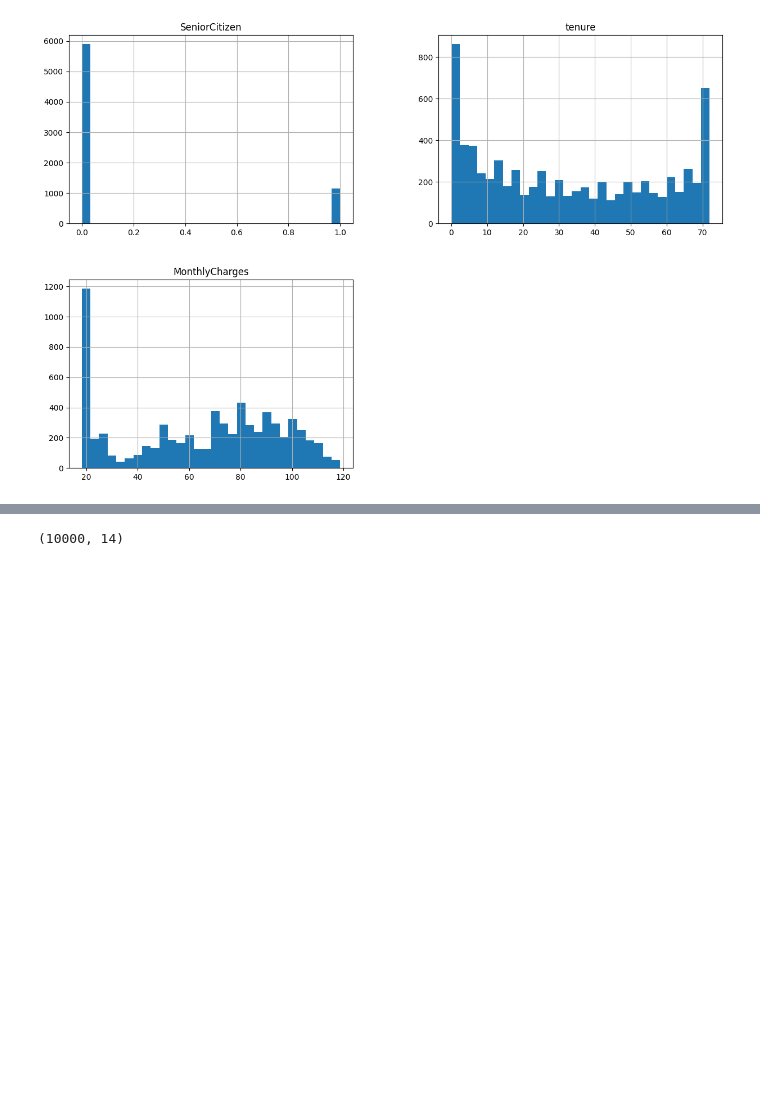
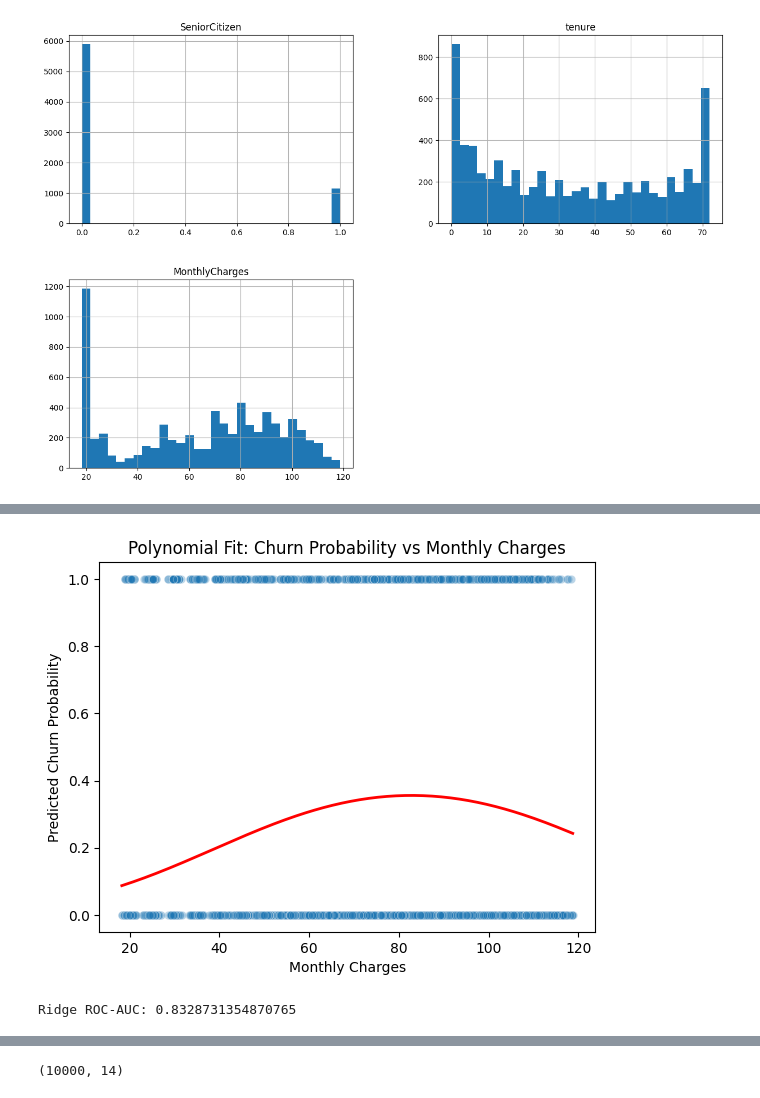
Before and after one commit to tlevash23/DX699, a Jupyter notebook: DX799-01.ipynb, the cells around one changed output, grey strips where cells are left out. Cells and saved outputs as stored; diff of their text form; code cells hidden in the pictures; blank space fills up the shorter version.

```diff
--- a/DX799-01.ipynb
+++ b/DX799-01.ipynb
@@ -116,0 +154,57 @@ plt.show()
+# %%
+
+# create polynomial term
+df_telecom['MonthlyCharges_sq'] = df_telecom['MonthlyCharges'] ** 2
+
+# define X and y
+X = df_telecom[['MonthlyCharges', 'MonthlyCharges_sq']]
+y = df_telecom['Churn']
+
+# fit logistic regression
+log_reg_poly_mc = LogisticRegression(max_iter=1000)
+log_reg_poly_mc.fit(X, y)
+
+# generate predictions across MonthlyCharges range
+charges_range = np.linspace(df_telecom['MonthlyCharges'].min(),
+                            df_telecom['MonthlyCharges'].max(), 200)
+charges_sq_range = charges_range ** 2
+pred_prob_mc = log_reg_poly_mc.predict_proba(
+    np.column_stack((charges_range, charges_sq_range))
+)[:, 1]
+
+# plot
+sns.scatterplot(x='MonthlyCharges', y='Churn', data=df_telecom, alpha=0.3)
+plt.plot(charges_range, pred_prob_mc, color='red', linewidth=2)
+plt.title('Polynomial Fit: Churn Probability vs Monthly Charges')
+plt.ylabel('Predicted Churn Probability')
+plt.xlabel('Monthly Charges')
+plt.show()
+# %% [output]
+[figure, added]
+# %%
+from sklearn.preprocessing import PolynomialFeatures, StandardScaler
+from sklearn.linear_model import RidgeCV, LassoCV, ElasticNetCV
+from sklearn.pipeline import Pipeline
+from sklearn.model_selection import train_test_split
+from sklearn.metrics import roc_auc_score
+
+# Define X, y
+X = df_telecom[['tenure', 'MonthlyCharges']]
+y = df_telecom['Churn']
+
+# Split data
+X_train, X_test, y_train, y_test = train_test_split(X, y, test_size=0.2, random_state=42)
+
+# Polynomial features + scaling + ridge regularization
+ridge_pipeline = Pipeline([
+    ('poly', PolynomialFeatures(degree=2, include_bias=False)),
+    ('scale', StandardScaler()),
+    ('ridge', RidgeCV(alphas=[0.1, 1, 10]))
+])
+
+ridge_pipeline.fit(X_train, y_train)
+y_pred = ridge_pipeline.predict(X_test)
+
+print("Ridge ROC-AUC:", roc_auc_score(y_test, y_pred))
+# %% [output]
+Ridge ROC-AUC: 0.8328731354870765
```
Also changed, not shown: parts of 6 cells of this notebook.
